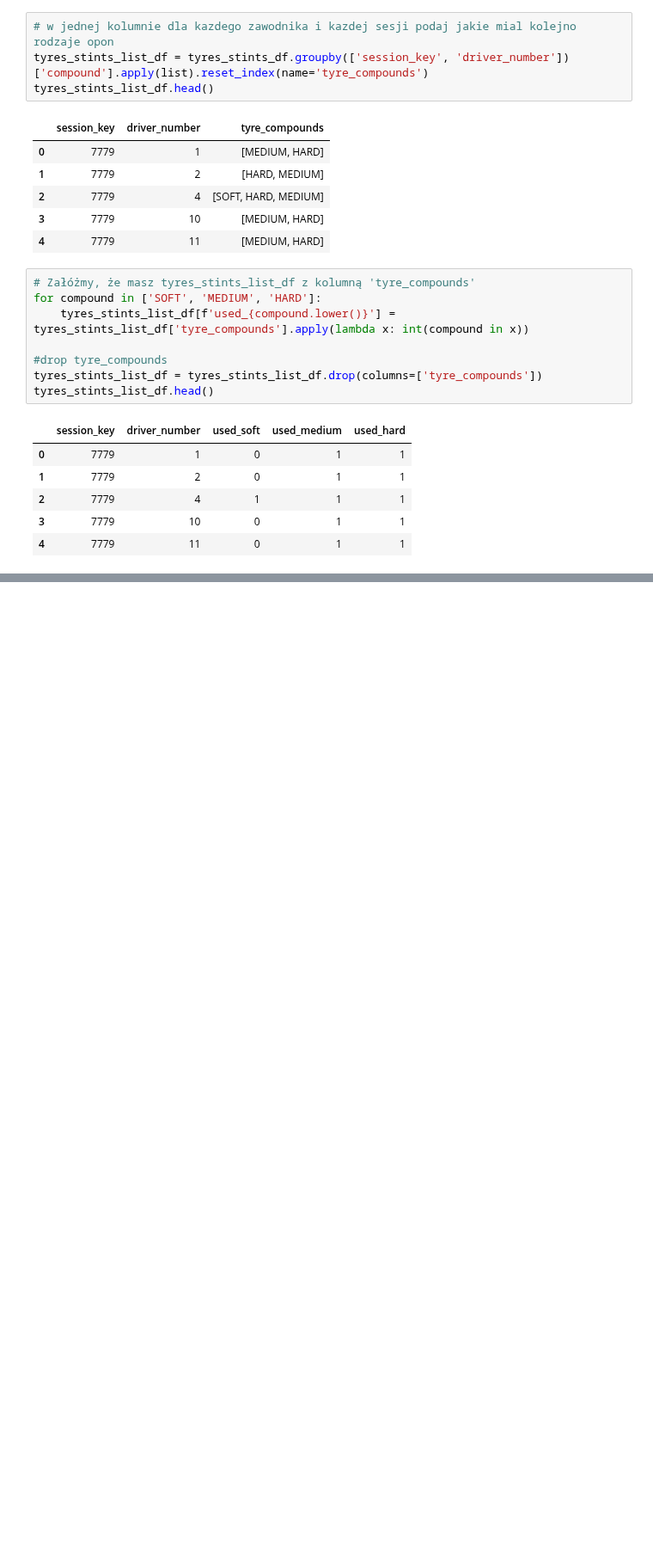
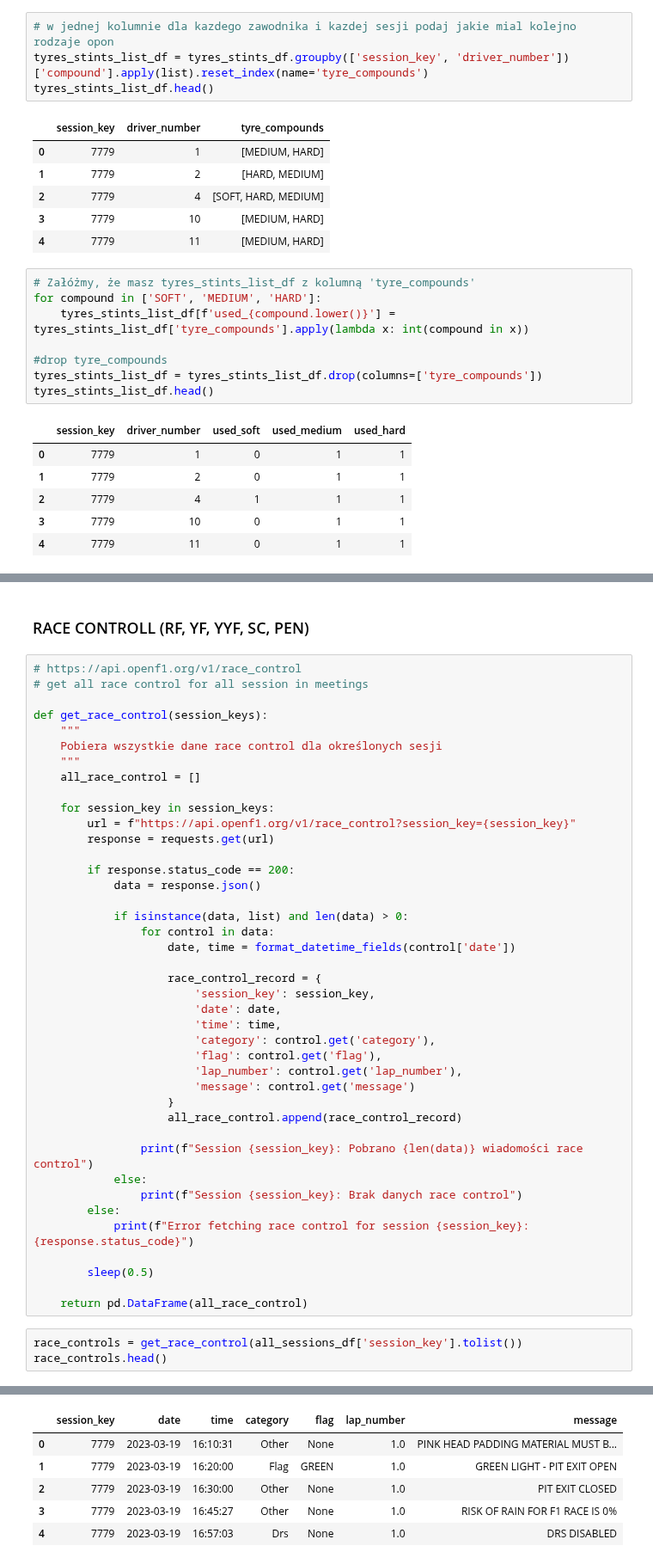
Before and after one commit to szylvvia/f1_races_progress_predict, a Jupyter notebook: stints_tyres_open_f1.ipynb, the cells around one changed output, grey strips where cells are left out. Shown at 86% size. Drawn from its saved outputs; the diff is of its cells as text; blank space fills up the shorter version.

```diff
--- a/stints_tyres_open_f1.ipynb
+++ b/stints_tyres_open_f1.ipynb
@@ -178,0 +198,47 @@ data.head()
+# %% [markdown]
+### RACE CONTROLL (RF, YF, YYF, SC, PEN)
+# %%
+# https://api.openf1.org/v1/race_control
+# get all race control for all session in meetings
+
+def get_race_control(session_keys):
+    """
+    Pobiera wszystkie dane race control dla określonych sesji
+    """
+    all_race_control = []
+
+    for session_key in session_keys:
+        url = f"https://api.openf1.org/v1/race_control?session_key={session_key}"
+        response = requests.get(url)
+
+        if response.status_code == 200:
+            data = response.json()
+
+            if isinstance(data, list) and len(data) > 0:
+                for control in data:
+                    date, time = format_datetime_fields(control['date'])
+
+                    race_control_record = {
+                        'session_key': session_key,
+                        'date': date,
+                        'time': time,
+                        'category': control.get('category'),
+                        'flag': control.get('flag'),
+                        'lap_number': control.get('lap_number'),
+                        'message': control.get('message')
+                    }
+                    all_race_control.append(race_control_record)
+
+                print(f"Session {session_key}: Pobrano {len(data)} wiadomości race control")
+            else:
+                print(f"Session {session_key}: Brak danych race control")
+        else:
+            print(f"Error fetching race control for session {session_key}: {response.status_code}")
+
+        sleep(0.5)
+
+    return pd.DataFrame(all_race_control)
+# %%
+race_controls = get_race_control(all_sessions_df['session_key'].tolist())
+race_controls.head()
+# %% [output]
@@ -178,0 +262,6 @@ data.head()
+|  | session_key | date | time | category | flag | lap_number | message |
+| 0 | 7779 | 2023-03-19 | 16:10:31 | Other | None | 1.0 | PINK HEAD PADDING MATERIAL MUST B... |
+| 1 | 7779 | 2023-03-19 | 16:20:00 | Flag | GREEN | 1.0 | GREEN LIGHT - PIT EXIT OPEN |
+| 2 | 7779 | 2023-03-19 | 16:30:00 | Other | None | 1.0 | PIT EXIT CLOSED |
+| 3 | 7779 | 2023-03-19 | 16:45:27 | Other | None | 1.0 | RISK OF RAIN FOR F1 RACE IS 0% |
+| 4 | 7779 | 2023-03-19 | 16:57:03 | Drs | None | 1.0 | DRS DISABLED |
```
Also changed, not shown: parts of 31 cells of this notebook, 2 other files.
